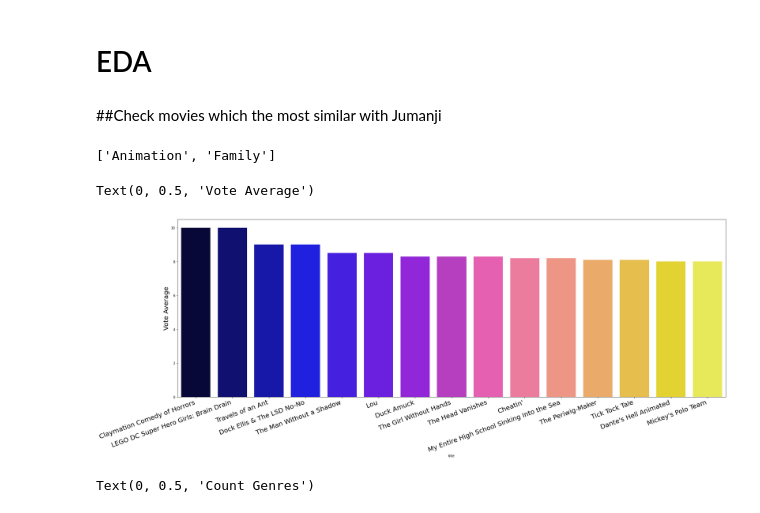
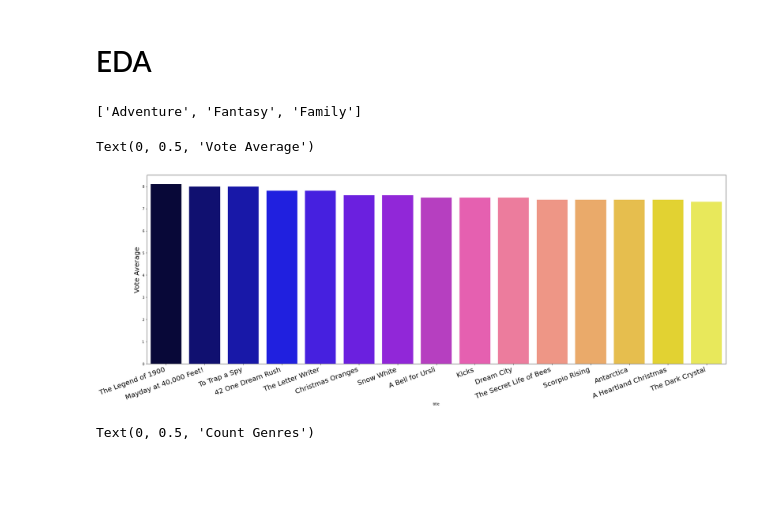
Before and after one commit to salenewOrld/netflix-movies-suggestion, a Jupyter notebook: Final/Untitled3.ipynb, the cells around one changed output. Cells and saved outputs as stored; diff of their text form; code cells hidden in the pictures; blank space fills up the shorter version.

```diff
--- a/Final/Untitled3.ipynb
+++ b/Final/Untitled3.ipynb
@@ -411,26 +426,25 @@ df['title'] = df['title'].drop_duplicates()
 ###Visualization
 import matplotlib.pyplot as plt
 
-def similarMovies(movieName):
-    movie_sim = df.loc[df['title'] == movieName]
-    tmp = movie_sim['genres'].values
-    a = tmp[0].split(',')
+# def similarMovies(movieName):
+#     movie_sim = df.loc[df['title'] == movieName]
+#     tmp = movie_sim['genres'].values
+#     a = tmp[0].split(',')
+#     return a
 
-    return a
+#selecting jumanji movie to compare which movies are similar?
+similar_jumanji = df.loc[df['title'] == 'Jumanji']
+s = similar_jumanji['genres'][1].split(',')
+print(s)
+# %% [output]
+['Adventure', 'Fantasy', 'Family']
-# %% [markdown]
-##Check movies which the most similar with Jumanji
-# %%
-getSim = similarMovies('Robin Hood')
-getSim
-# %% [output]
-['Animation', 'Family']
 # %%
-similarMovie = df.loc[(df['genres'] == getSim[0]) | (df['genres'] == getSim[1])]
+similarMovie = df.loc[(df['genres'] == s[0]) | (df['genres'] == s[1]) | (df['genres'] == s[2])]
 plt.figure(figsize=(30, 10))
 ax = sns.barplot(data=similarMovie.nlargest(15,'vote_average'), x='title', y='vote_average', palette="gnuplot2")
 ax.set_xticklabels(ax.get_xticklabels(), fontsize=20, rotation=20, ha="right")
 ax.set_ylabel('Vote Average', fontsize=20)
 # %% [output]
 Text(0, 0.5, 'Vote Average')
-[figure, old version]
+[figure, new version]
 # %%
```
Also changed, not shown: parts of 19 cells of this notebook.
